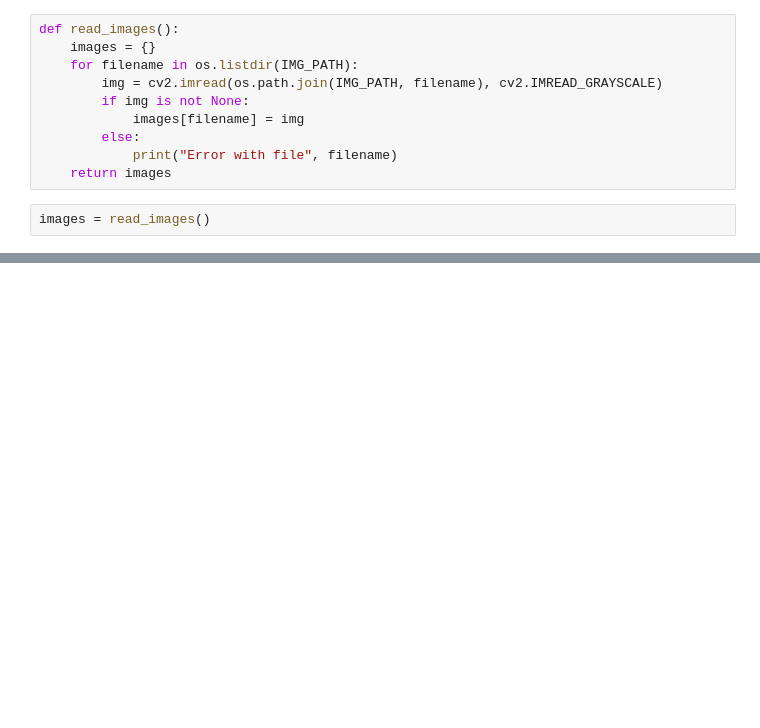
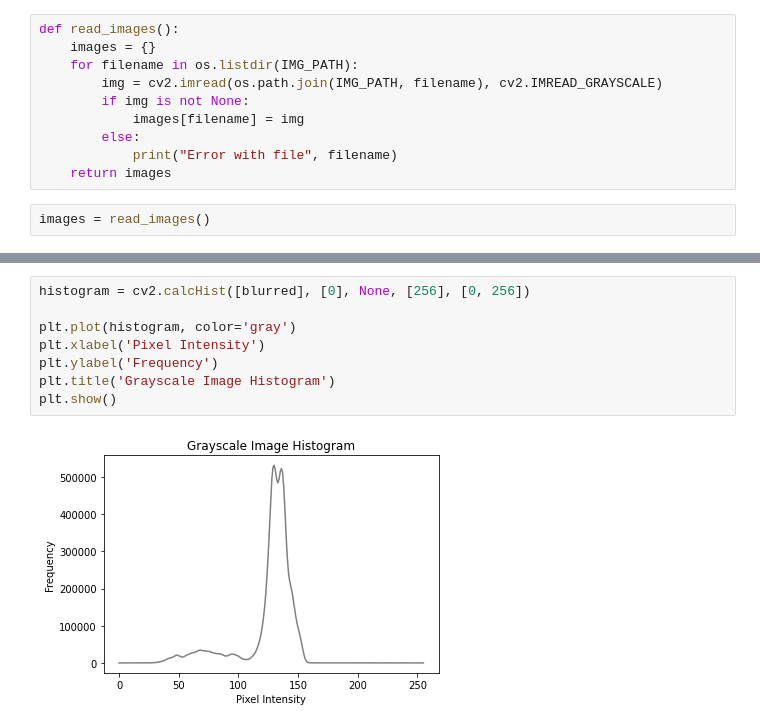
Before and after one commit to Ragnarock-16/CoinCounter, a Jupyter notebook: CoinCounter/notebook.ipynb, the cells around one changed output, grey strips where cells are left out. Cells and saved outputs as stored; diff of their text form; blank space fills up the shorter version.

```diff
--- a/CoinCounter/notebook.ipynb
+++ b/CoinCounter/notebook.ipynb
@@ -97,0 +119,10 @@ plt.show()
+# %%
+histogram = cv2.calcHist([blurred], [0], None, [256], [0, 256])
+
+plt.plot(histogram, color='gray')
+plt.xlabel('Pixel Intensity')
+plt.ylabel('Frequency')
+plt.title('Grayscale Image Histogram')
+plt.show()
+# %% [output]
+[figure, added]
```
Also changed, not shown: parts of 20 cells of this notebook.
